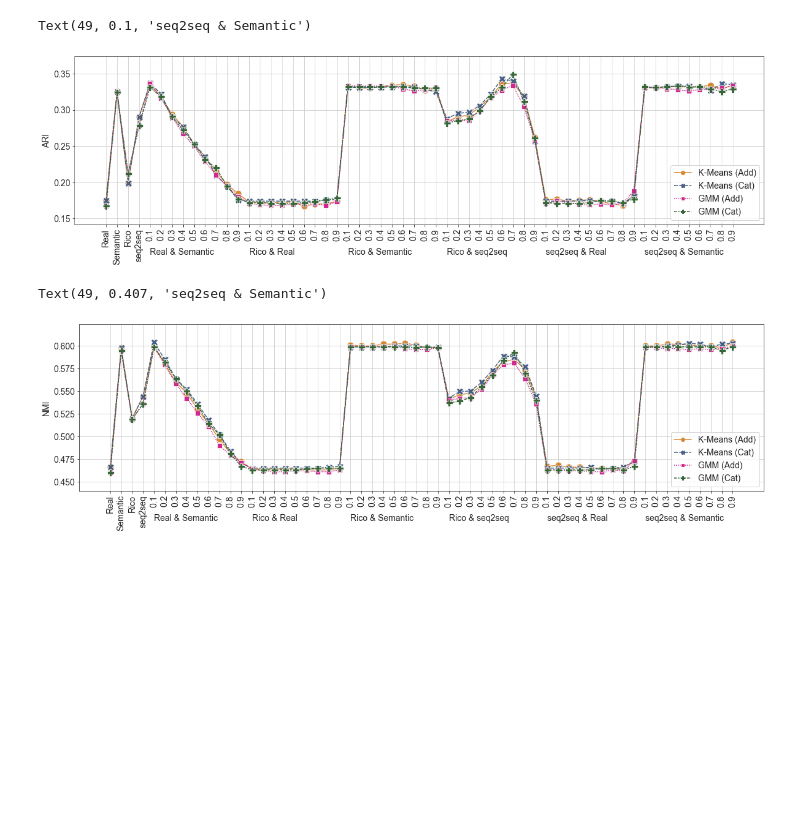
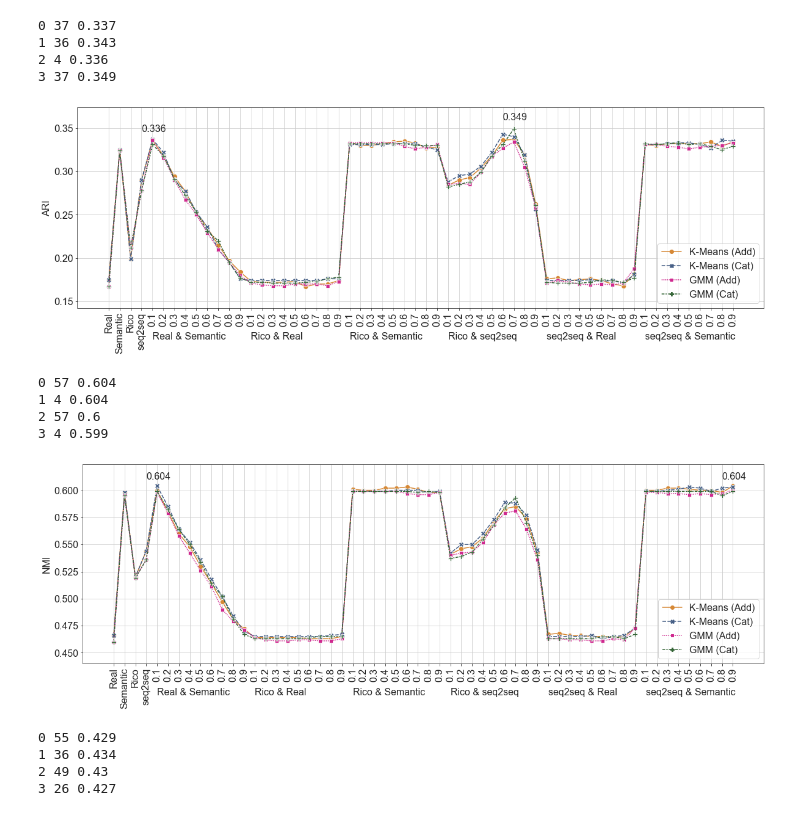
Before and after one commit to hopemini/data_processing, a Jupyter notebook: 2_stage_eval/eval_plot.ipynb, the cells around one changed output. Cells and saved outputs as stored; diff of their text form; code cells hidden in the pictures; blank space fills up the shorter version.

Commit message:
Add plots for 2 stage clustering

```diff
--- a/2_stage_eval/eval_plot.ipynb
+++ b/2_stage_eval/eval_plot.ipynb
@@ -5,8 +5,8 @@ import glob
 import pandas as pd
 # %%
 SMALL_SIZE = 8
-MEDIUM_SIZE = 10
-BIGGER_SIZE = 14
+MEDIUM_SIZE = 12
+BIGGER_SIZE = 16
 
 plt.rc('font', size=BIGGER_SIZE)          # controls default text sizes
 plt.rc('axes', titlesize=BIGGER_SIZE)     # fontsize of the axes title
@@ -311,32 +314,50 @@ df_nmi_23.max().max()
+# %%
+for k, i in enumerate(zip(df_ari_23.idxmax(), df_ari_23.max())):
+    print(k, i[0], i[1])
+# %% [output]
+0 37 0.337
+1 36 0.343
+2 4 0.336
+3 37 0.349
 # %%
-plt.figure(figsize=(20,5))
+plt.figure(figsize=(20,6))
 #plt.plot(km_add, '-go', label="K-Means (Add)")
 #plt.plot(km_cat, '--r', label="K-Means (Cat)")
 #plt.plot(gmm_add, '-ys', label="GMM (Add)")
 #plt.plot(gmm_cat, '--b>', label="GMM (Cat)")
 df_ari_23.reset_index()
 sns.set_style("ticks", {'axes.grid' : True})
 colors = ['#D68835', '#455E85', '#CF298F', '#366638']
-sns.lineplot(data=df_ari_23, palette=colors, markers=True, markersize=11)
+sns.lineplot(data=df_ari_23, palette=colors, markers=True, markersize=8)
 plt.legend(loc="best")
 plt.ylabel('ARI')
 plt.xticks(ticks=range(len(labels_x)), labels=labels_x, rotation=90)
 plt.ylim([df_ari_23.min().min()-0.025, df_ari_23.max().max()+0.025])
-plt.text(4, 0.1, 'Real & Semantic')
-plt.text(13, 0.1, 'Rico & Real')
-plt.text(22, 0.1, 'Rico & Semantic')
-plt.text(31, 0.1, 'Rico & seq2seq')
-plt.text(40, 0.1, 'seq2seq & Real')
-plt.text(49, 0.1, 'seq2seq & Semantic')
-
+plt.text(4, 0.106, 'Real & Semantic')
+plt.text(13, 0.106, 'Rico & Real')
+plt.text(22, 0.106, 'Rico & Semantic')
+plt.text(31, 0.106, 'Rico & seq2seq')
+plt.text(40, 0.106, 'seq2seq & Real')
+plt.text(49, 0.106, 'seq2seq & Semantic')
+for i, j in enumerate(zip(df_ari_23.idxmax(), df_ari_23.max())):
+    if i==2 or i==3:
+        plt.text(j[0]-1, j[1]+0.01, str(j[1]))
+plt.savefig('plot_ari_23.png', format='png', bbox_inches='tight', transparent=True)
 #plt.savefig(("plot_result/Experimental_Results_" +
 #          (em.title() if em == 'purity' else em.upper()) + "_Data_" +
 #          ("R" if num == '34' else "C") + num + ".png"),format='png',bbox_inches='tight',dpi=300)
 # %% [output]
-Text(49, 0.1, 'seq2seq & Semantic')
-[figure, old version]
+[figure, new version]
+# %%
+for k, i in enumerate(zip(df_nmi_23.idxmax(), df_nmi_23.max())):
+    print(k, i[0], i[1])
+# %% [output]
+0 57 0.604
+1 4 0.604
+2 57 0.6
+3 4 0.599
 # %%
-plt.figure(figsize=(20,5))
+plt.figure(figsize=(20,6))
 #plt.plot(km_add, '-go', label="K-Means (Add)")
 #plt.plot(km_cat, '--r', label="K-Means (Cat)")
 #plt.plot(gmm_add, '-ys', label="GMM (Add)")
@@ -344,22 +365,32 @@ plt.figure(figsize=(20,5))
 df_nmi_23.reset_index()
 sns.set_style("ticks", {'axes.grid' : True})
 colors = ['#D68835', '#455E85', '#CF298F', '#366638']
-sns.lineplot(data=df_nmi_23, palette=colors, markers=True, markersize=11)
+sns.lineplot(data=df_nmi_23, palette=colors, markers=True, markersize=8)
 plt.legend(loc="best")
 plt.ylabel('NMI')
 plt.xticks(ticks=range(len(labels_x)), labels=labels_x, rotation=90)
 plt.ylim([df_nmi_23.min().min()-0.02, df_nmi_23.max().max()+0.02])
-plt.text(4, 0.407, 'Real & Semantic')
-plt.text(13, 0.407, 'Rico & Real')
-plt.text(22, 0.407, 'Rico & Semantic')
-plt.text(31, 0.407, 'Rico & seq2seq')
-plt.text(40, 0.407, 'seq2seq & Real')
-plt.text(49, 0.407, 'seq2seq & Semantic')
-
+plt.text(4, 0.411, 'Real & Semantic')
+plt.text(13, 0.411, 'Rico & Real')
+plt.text(22, 0.411, 'Rico & Semantic')
+plt.text(31, 0.411, 'Rico & seq2seq')
+plt.text(40, 0.411, 'seq2seq & Real')
+plt.text(49, 0.411, 'seq2seq & Semantic')
+for i, j in enumerate(zip(df_nmi_23.idxmax(), df_nmi_23.max())):
+    if i==0 or i==1:
+        plt.text(j[0]-1, j[1]+0.006, str(j[1]))
+plt.savefig('plot_nmi_23.png', format='png', bbox_inches='tight', transparent=True)
 #plt.savefig(("plot_result/Experimental_Results_" +
 #          (em.title() if em == 'purity' else em.upper()) + "_Data_" +
 #          ("R" if num == '34' else "C") + num + ".png"),format='png',bbox_inches='tight',dpi=300)
 # %% [output]
-Text(49, 0.407, 'seq2seq & Semantic')
-[figure, old version]
+[figure, new version]
+# %%
+for k, i in enumerate(zip(df_purity_23.idxmax(), df_purity_23.max())):
+    print(k, i[0], i[1])
+# %% [output]
+0 55 0.429
+1 36 0.434
+2 49 0.43
+3 26 0.427
 # %%
```
Also changed, not shown: parts of 25 cells of this notebook, 8 other files.
